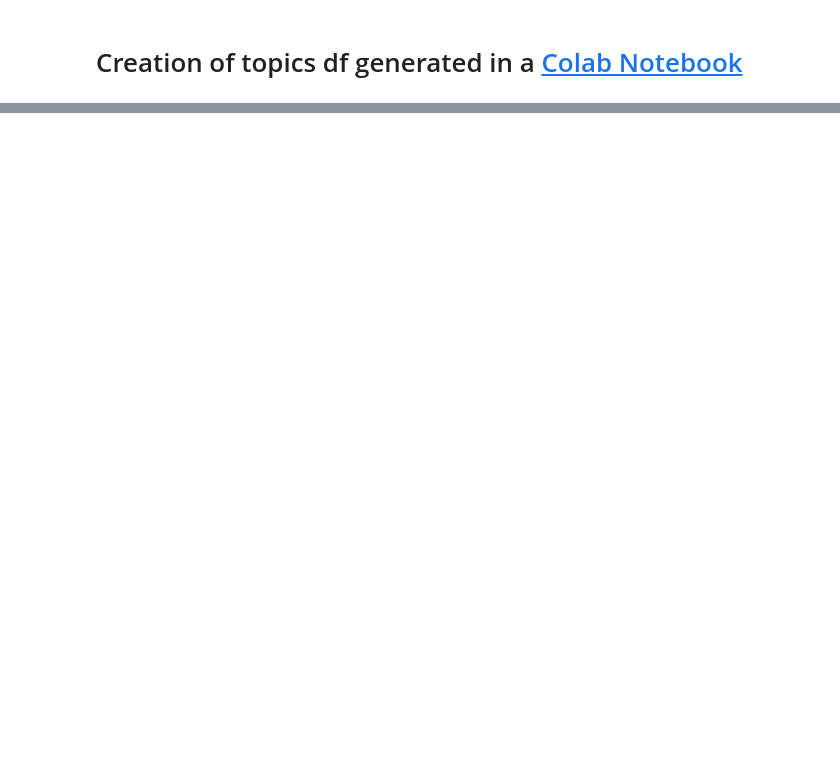
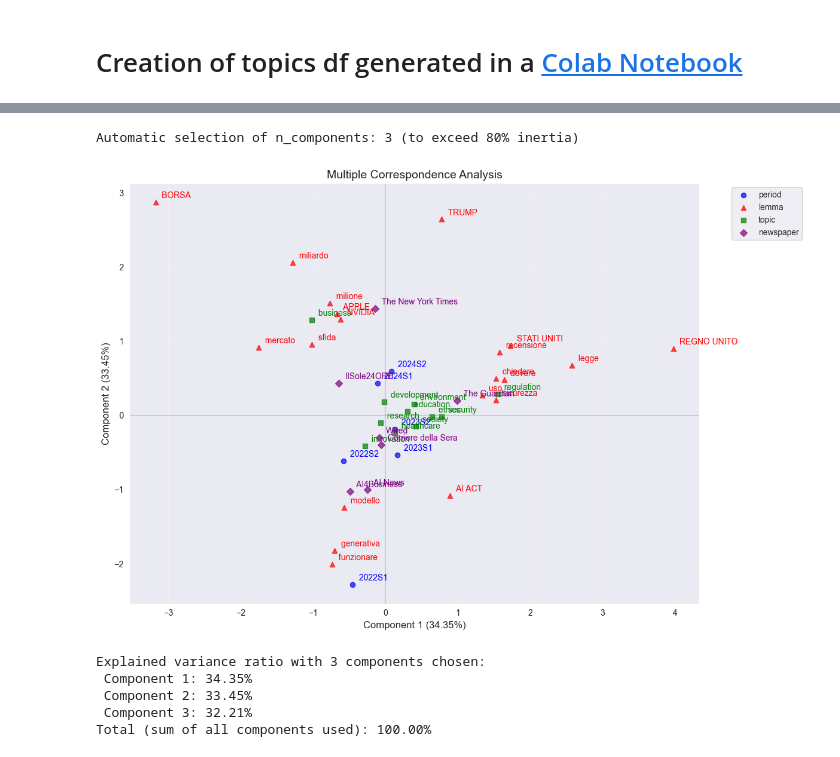
Before and after one commit to KevinM0ney/thesis, a Jupyter notebook: media_text_analysis.ipynb, the cells around one changed output, grey strips where cells are left out. Drawn from its saved outputs; the diff is of its cells as text; code cells hidden in the pictures; blank space fills up the shorter version.

```diff
--- a/media_text_analysis.ipynb
+++ b/media_text_analysis.ipynb
@@ -781,0 +910,27 @@ Total (sum of all components used): 100.00%
+# %%
+# Define a function to convert a period from 'YYYYQN' format to 'YYYYS1' or 'YYYYS2'
+def convert_quarter_to_semester(period_str):
+    # Extract the year (first four characters) and the quarter (the digit after 'Q')
+    year = period_str[:4]
+    quarter = int(period_str[5])
+
+    # Map quarters: Q1 and Q2 become S1; Q3 and Q4 become S2
+    semester = "S1" if quarter in [1, 2] else "S2"
+    return f"{year}{semester}"
+
+# Apply the conversion to the 'period' column of df_to_mca
+df_to_mca['period'] = df_to_mca['period'].apply(convert_quarter_to_semester)
+# %%
+columns_to_analyze = ['period', 'lemma', 'topic', 'newspaper']
+prince_multiple_correspondence_analysis(df=df_to_mca,
+                                        columns_to_analyze=columns_to_analyze,
+                                        top_lemmas_for_analysis=80, n_components=None,
+                                        lemmas_to_plot=20, exclude_words=['italiano', 'affermare', 'digitale', 'generativo', 'vaccino', 'COVID', 'dire', 'causa', 'succedere'])
+# %% [output]
+Automatic selection of n_components: 3 (to exceed 80% inertia)
+[figure, added]
+Explained variance ratio with 3 components chosen:
+ Component 1: 34.35%
+ Component 2: 33.45%
+ Component 3: 32.21%
+Total (sum of all components used): 100.00%
```
Also changed, not shown: parts of 16 cells of this notebook, 6 other files.
